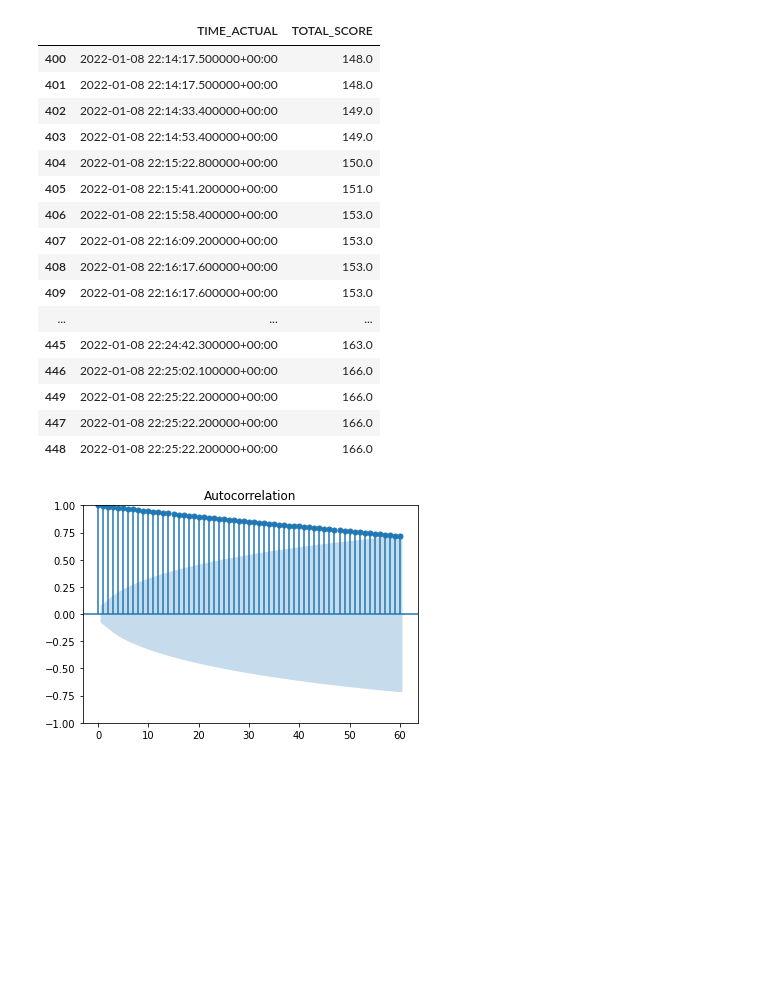
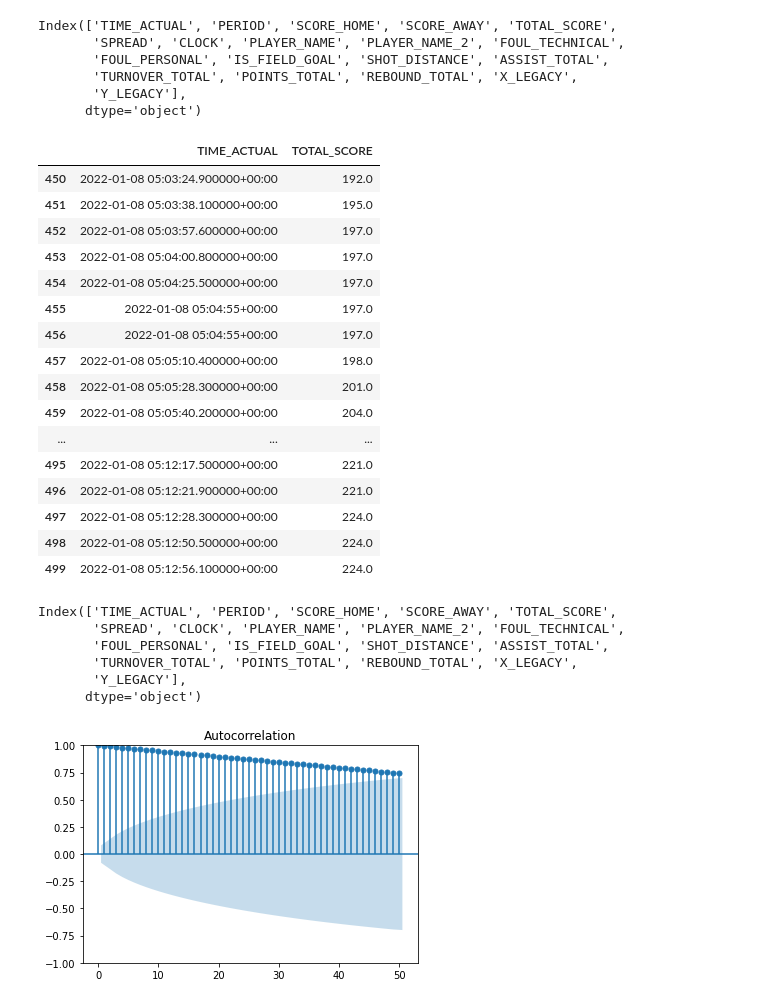
Before and after one commit to Mcruz-G/sportique, a Jupyter notebook: sportique.ipynb, the cells around one changed output. Drawn from its saved outputs; the diff is of its cells as text; code cells hidden in the pictures; blank space fills up the shorter version.

```diff
--- a/sportique.ipynb
+++ b/sportique.ipynb
@@ -2,37 +2,55 @@
 from datetime import datetime, timedelta
 from data_warehouse.utils import load_game_ids, load_teams_data, load_nba_live_data
 # %%
-date = datetime.now().date() - timedelta(days=2)
-home_team, away_team = "LA Clippers", "Memphis Grizzlies"
+date = datetime.now().date() - timedelta(days=3)
+home_team, away_team = "Los Angeles Lakers", "Atlanta Hawks"
 game_ids, teams_data= load_game_ids(), load_teams_data()
 # %%
 nba_live_data = load_nba_live_data(game_ids, home_team, away_team, date)
+# %%
+nba_live_data[nba_live_data.PERIOD < 4].iloc[-20:].columns
+# %% [output]
+Index(['TIME_ACTUAL', 'PERIOD', 'SCORE_HOME', 'SCORE_AWAY', 'TOTAL_SCORE',
+       'SPREAD', 'CLOCK', 'PLAYER_NAME', 'PLAYER_NAME_2', 'FOUL_TECHNICAL',
+       'FOUL_PERSONAL', 'IS_FIELD_GOAL', 'SHOT_DISTANCE', 'ASSIST_TOTAL',
+       'TURNOVER_TOTAL', 'POINTS_TOTAL', 'REBOUND_TOTAL', 'X_LEGACY',
+       'Y_LEGACY'],
+      dtype='object')
 # %%
-nba_live_data[["TIME_ACTUAL", "TOTAL_SCORE"]].iloc[400:450]
+nba_live_data[["TIME_ACTUAL", "TOTAL_SCORE"]].iloc[450:500]
 # %% [output]
 |  | TIME_ACTUAL | TOTAL_SCORE |
-| 400 | 2022-01-08 22:14:17.500000+00:00 | 148.0 |
-| 401 | 2022-01-08 22:14:17.500000+00:00 | 148.0 |
-| 402 | 2022-01-08 22:14:33.400000+00:00 | 149.0 |
-| 403 | 2022-01-08 22:14:53.400000+00:00 | 149.0 |
-| 404 | 2022-01-08 22:15:22.800000+00:00 | 150.0 |
-| 405 | 2022-01-08 22:15:41.200000+00:00 | 151.0 |
-| 406 | 2022-01-08 22:15:58.400000+00:00 | 153.0 |
-| 407 | 2022-01-08 22:16:09.200000+00:00 | 153.0 |
-| 408 | 2022-01-08 22:16:17.600000+00:00 | 153.0 |
-| 409 | 2022-01-08 22:16:17.600000+00:00 | 153.0 |
+| 450 | 2022-01-08 05:03:24.900000+00:00 | 192.0 |
+| 451 | 2022-01-08 05:03:38.100000+00:00 | 195.0 |
+| 452 | 2022-01-08 05:03:57.600000+00:00 | 197.0 |
+| 453 | 2022-01-08 05:04:00.800000+00:00 | 197.0 |
+| 454 | 2022-01-08 05:04:25.500000+00:00 | 197.0 |
+| 455 | 2022-01-08 05:04:55+00:00 | 197.0 |
+| 456 | 2022-01-08 05:04:55+00:00 | 197.0 |
+| 457 | 2022-01-08 05:05:10.400000+00:00 | 198.0 |
+| 458 | 2022-01-08 05:05:28.300000+00:00 | 201.0 |
+| 459 | 2022-01-08 05:05:40.200000+00:00 | 204.0 |
 | ... | ... | ... |
-| 445 | 2022-01-08 22:24:42.300000+00:00 | 163.0 |
-| 446 | 2022-01-08 22:25:02.100000+00:00 | 166.0 |
-| 449 | 2022-01-08 22:25:22.200000+00:00 | 166.0 |
-| 447 | 2022-01-08 22:25:22.200000+00:00 | 166.0 |
-| 448 | 2022-01-08 22:25:22.200000+00:00 | 166.0 |
+| 495 | 2022-01-08 05:12:17.500000+00:00 | 221.0 |
+| 496 | 2022-01-08 05:12:21.900000+00:00 | 221.0 |
+| 497 | 2022-01-08 05:12:28.300000+00:00 | 224.0 |
+| 498 | 2022-01-08 05:12:50.500000+00:00 | 224.0 |
+| 499 | 2022-01-08 05:12:56.100000+00:00 | 224.0 |
+# %%
+nba_live_data.columns
+# %% [output]
+Index(['TIME_ACTUAL', 'PERIOD', 'SCORE_HOME', 'SCORE_AWAY', 'TOTAL_SCORE',
+       'SPREAD', 'CLOCK', 'PLAYER_NAME', 'PLAYER_NAME_2', 'FOUL_TECHNICAL',
+       'FOUL_PERSONAL', 'IS_FIELD_GOAL', 'SHOT_DISTANCE', 'ASSIST_TOTAL',
+       'TURNOVER_TOTAL', 'POINTS_TOTAL', 'REBOUND_TOTAL', 'X_LEGACY',
+       'Y_LEGACY'],
+      dtype='object')
 # %%
 from statsmodels.graphics.tsaplots import plot_acf
 import matplotlib.pyplot as plt
 
 data = nba_live_data[["TOTAL_SCORE"]]
-plot_acf(data, lags=60)
+plot_acf(data, lags=50)
 plt.show()
 # %% [output]
-[figure, old version]
+[figure, new version]
```
Also changed, not shown: parts of 2 cells of this notebook, 3 other files.
